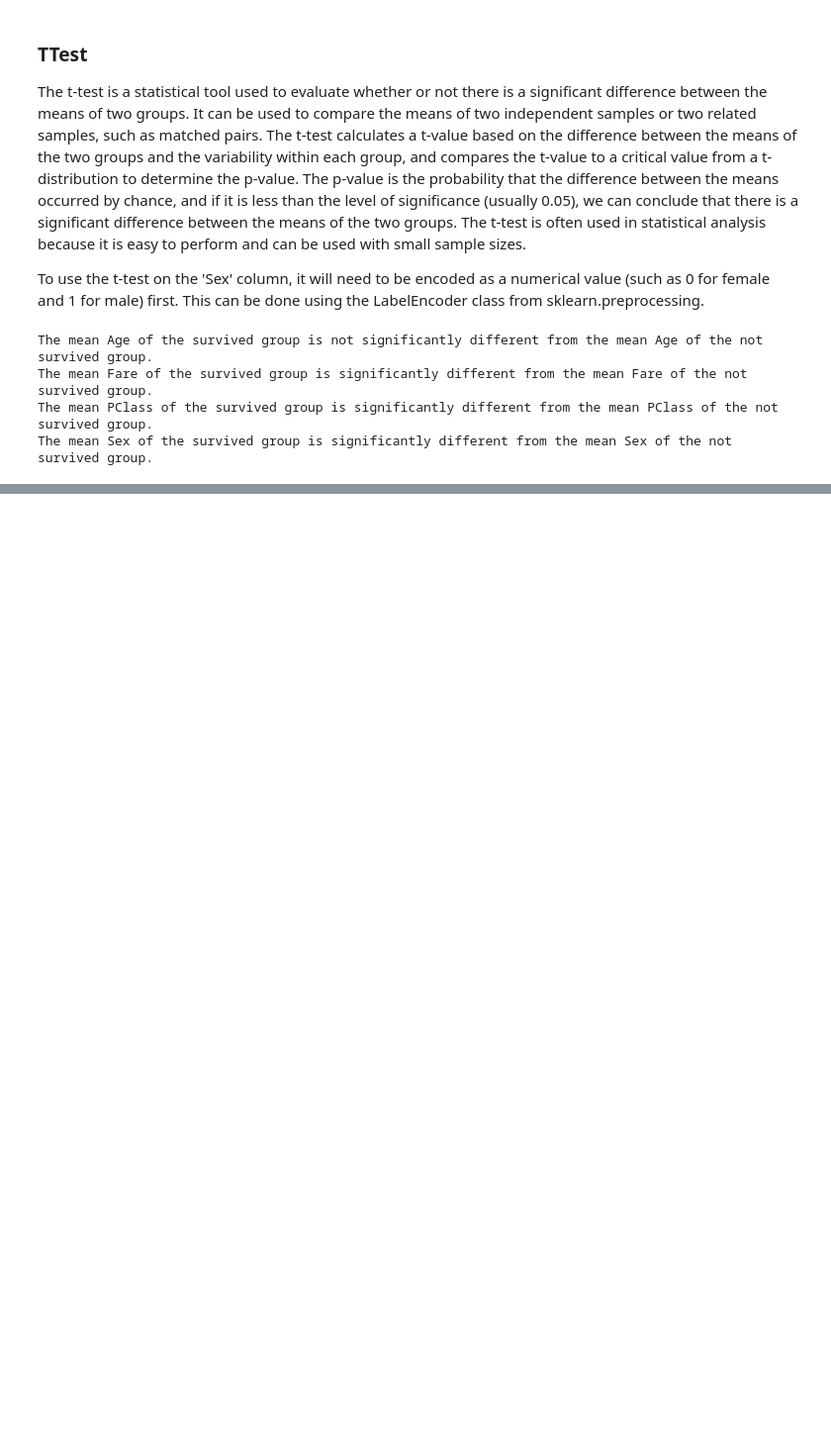
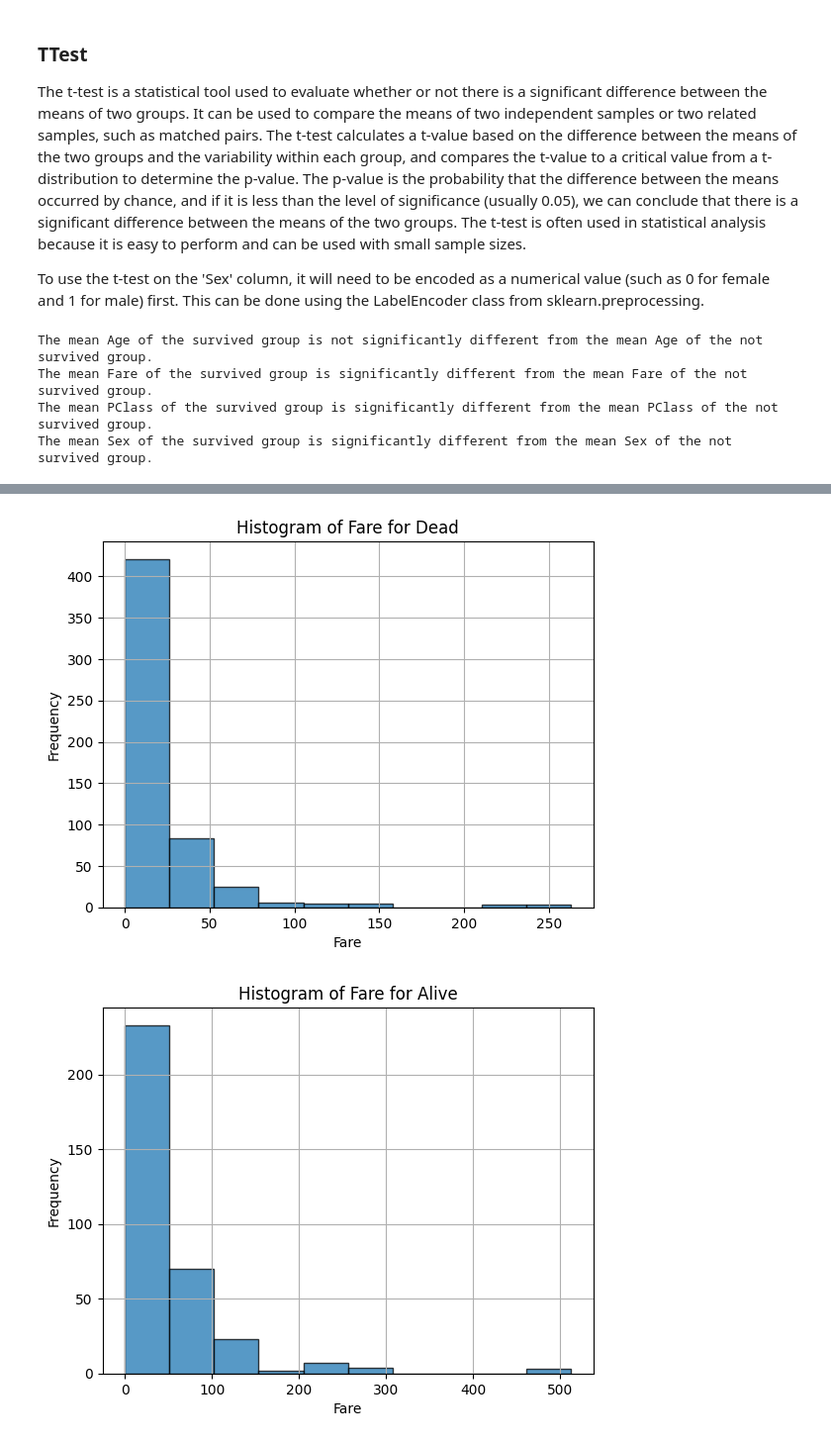
Before and after one commit to SeanMarcusJensen/Exam_DataScience, a Jupyter notebook: Notebook.ipynb, the cells around one changed output, grey strips where cells are left out. Shown at 99% size. Cells and saved outputs as stored; diff of their text form; code cells hidden in the pictures; blank space fills up the shorter version.

```diff
--- a/Notebook.ipynb
+++ b/Notebook.ipynb
@@ -266,0 +274,6 @@ The mean Sex of the survived group is significantly different from the mean Sex
+# %%
+create_hist(dead,'Fare', 'Dead')
+create_hist(alive,'Fare', 'Alive')
+# %% [output]
+[figure, added]
+[figure, added]
```
Also changed, not shown: parts of 7 cells of this notebook.
